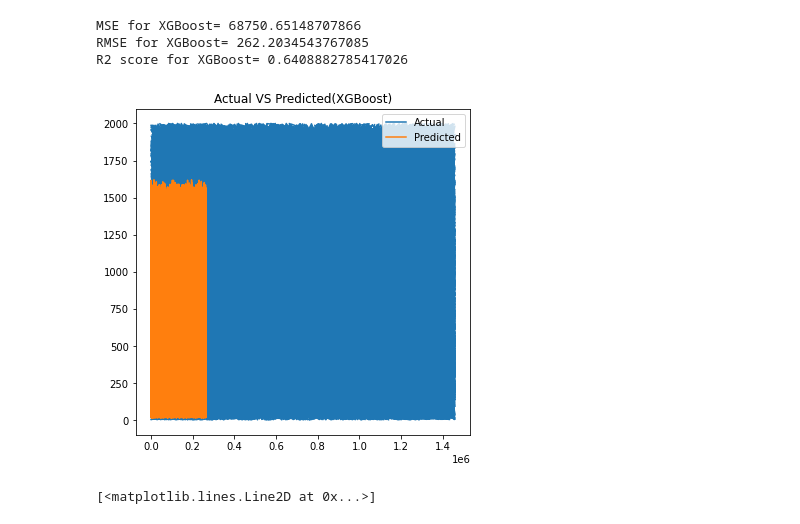
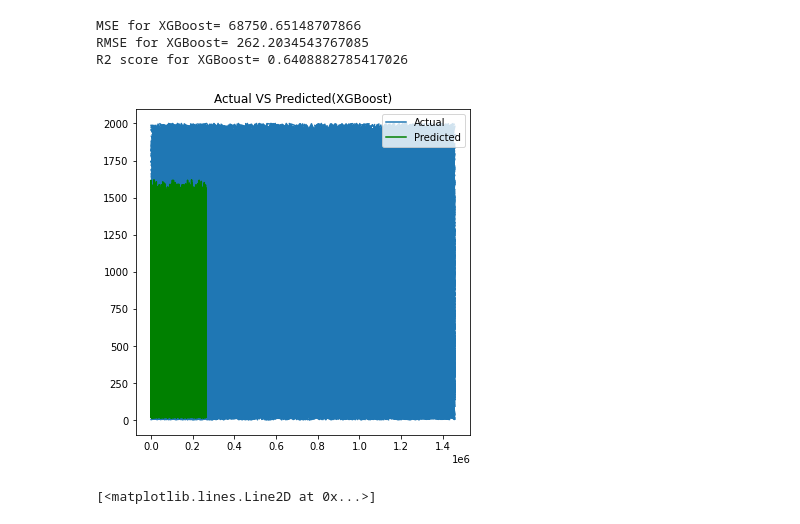
Before and after one commit to Thurab/NYC-Taxi-Trip-Duration-Regression, a Jupyter notebook: NYC_Taxi_Trip_Time_Prediction_Capstone_Project.ipynb, the cells around one changed output. Cells and saved outputs as stored; diff of their text form; code cells hidden in the pictures.

```diff
--- a/NYC_Taxi_Trip_Time_Prediction_Capstone_Project.ipynb
+++ b/NYC_Taxi_Trip_Time_Prediction_Capstone_Project.ipynb
@@ -1191,12 +1191,12 @@ R2 score for XGBoost= 0.6408882785417026
 # %%
 plt.figure(figsize=(6,6))
 plt.plot(10**(y_test))
-plt.plot(10**(xgb_pred))
+plt.plot(10**(xgb_pred),color='green')
 plt.legend(['Actual','Predicted'])
 plt.title('Actual VS Predicted(XGBoost)')
 plt.show()
 # %% [output]
-[figure, old version]
+[figure, new version]
 # %%
 #Residual
 plt.title('Residuals (XGBoost)')
```
Also changed, not shown: parts of 11 cells of this notebook.
